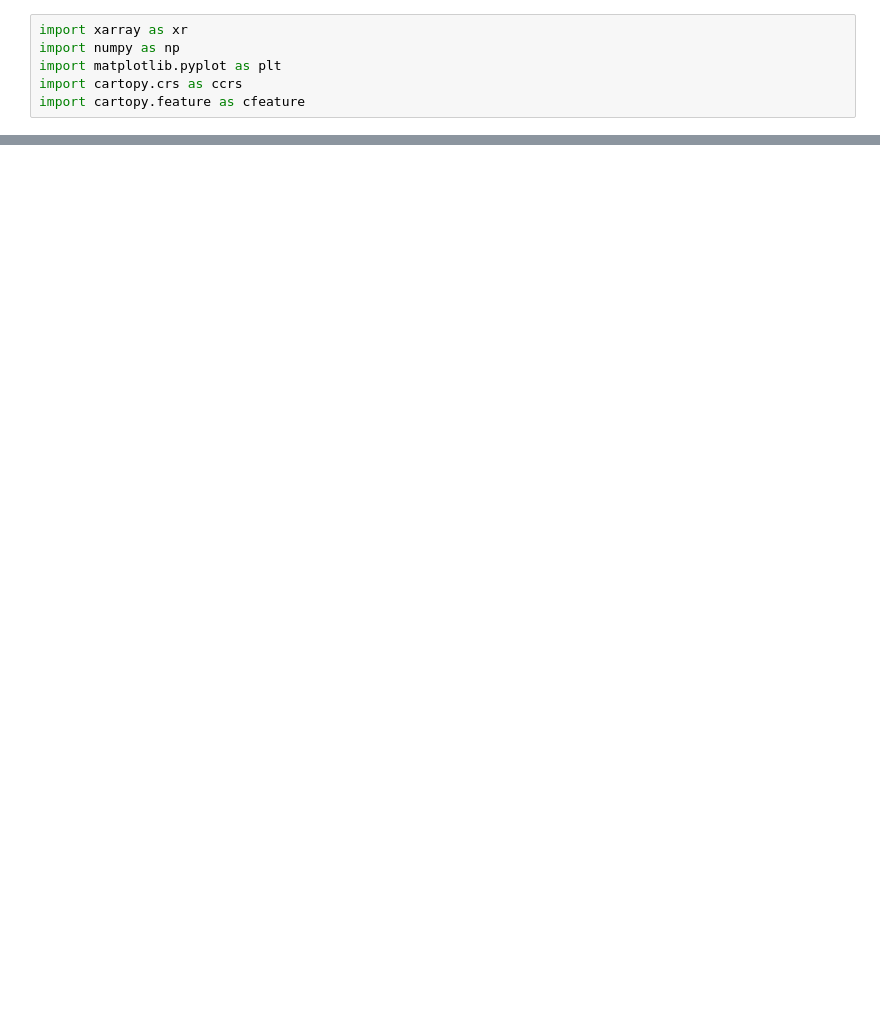
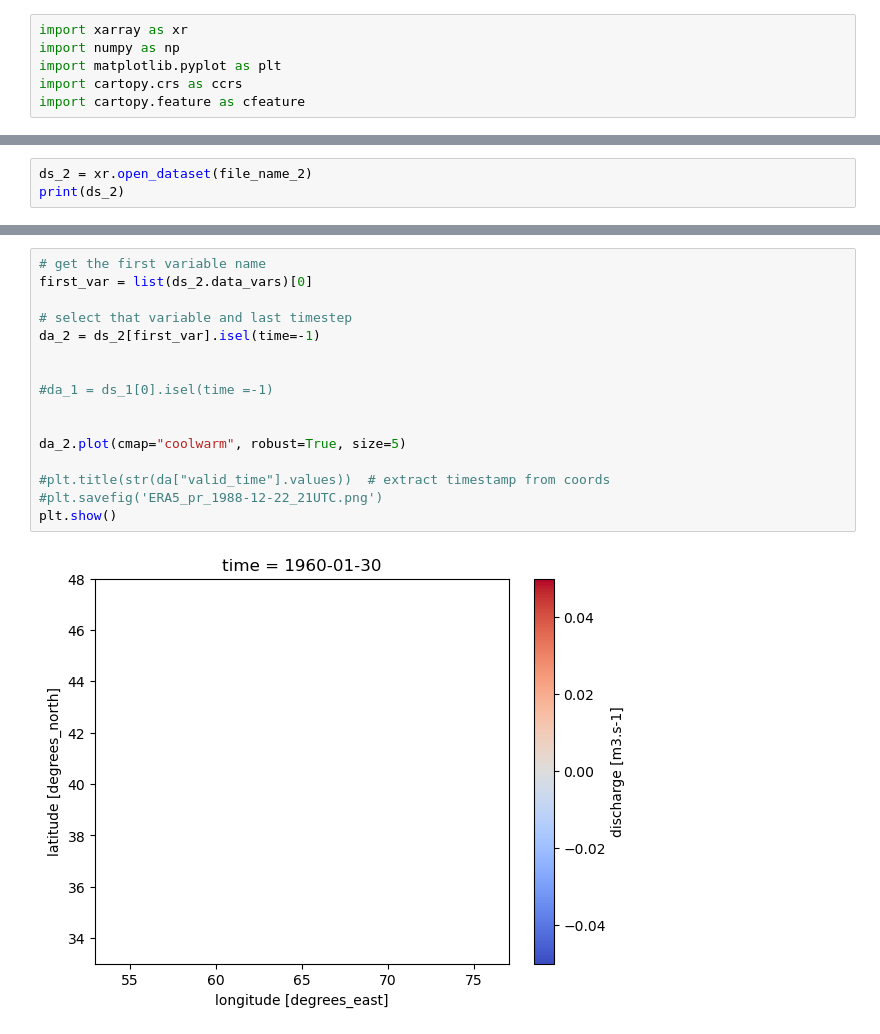
Before and after one commit to andrevdv/MSc_AralSea, a Jupyter notebook: book/thesis_projects/MSc/2025_Q1_AndreVanDerVeen_CEG/work_in_progress/Images_etc/PCRaster_tests.ipynb, the cells around one changed output, grey strips where cells are left out. Saved outputs shown, nothing was run; the diff lists cells and outputs as text; blank space fills up the shorter version.

```diff
--- a/book/thesis_projects/MSc/2025_Q1_AndreVanDerVeen_CEG/work_in_progress/Images_etc/PCRaster_tests.ipynb
+++ b/book/thesis_projects/MSc/2025_Q1_AndreVanDerVeen_CEG/work_in_progress/Images_etc/PCRaster_tests.ipynb
@@ -89,0 +95,3 @@ gl.right_labels = False
+# %%
+ds_2 = xr.open_dataset(file_name_2)
+print(ds_2)
@@ -89,0 +111,18 @@ gl.right_labels = False
+# %%
+# get the first variable name
+first_var = list(ds_2.data_vars)[0]
+
+# select that variable and last timestep
+da_2 = ds_2[first_var].isel(time=-1)
+
+
+#da_1 = ds_1[0].isel(time =-1)
+
+
+da_2.plot(cmap="coolwarm", robust=True, size=5)
+
+#plt.title(str(da["valid_time"].values))  # extract timestamp from coords
+#plt.savefig('ERA5_pr_1988-12-22_21UTC.png')
+plt.show()
+# %% [output]
+[figure, added]
```
Also changed, not shown: parts of 7 cells of this notebook, 2 other files.
